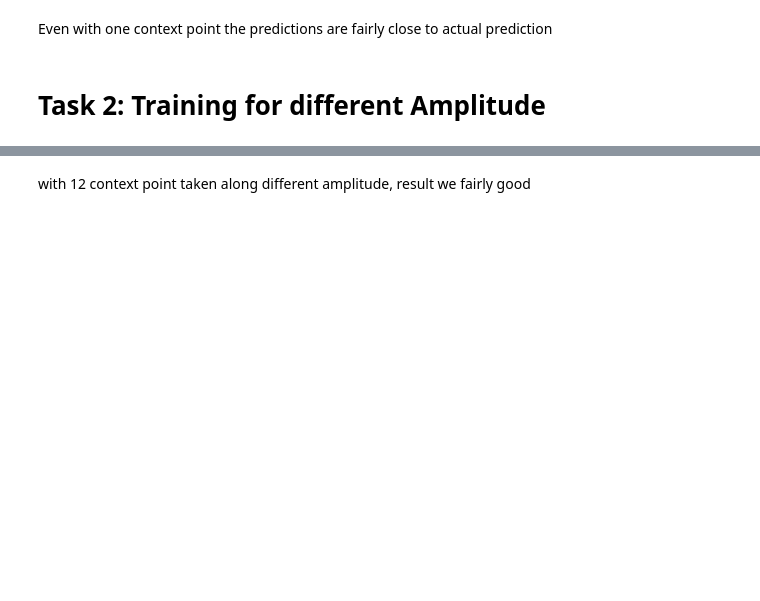
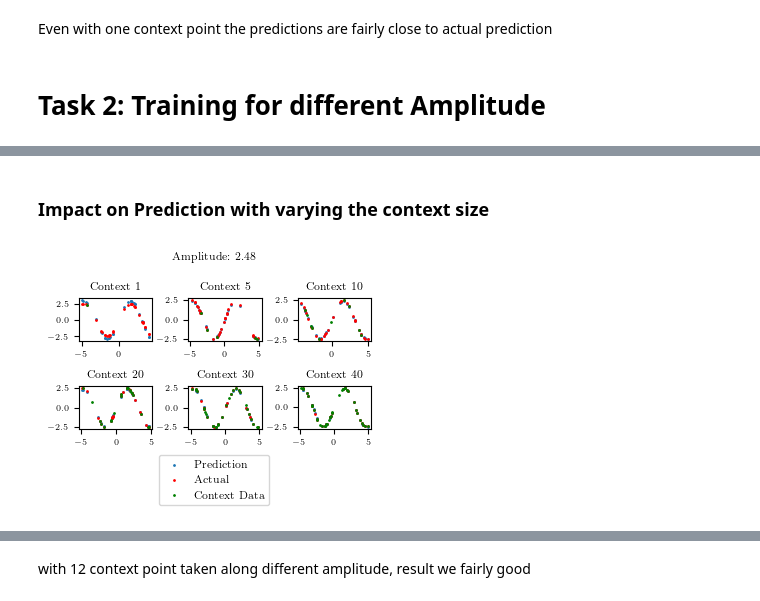
Before and after one commit to chirag-25/CNP, a Jupyter notebook: 1d_regression.ipynb, the cells around one changed output, grey strips where cells are left out. Cells and saved outputs as stored; diff of their text form; code cells hidden in the pictures; blank space fills up the shorter version.

```diff
--- a/1d_regression.ipynb
+++ b/1d_regression.ipynb
@@ -288,0 +384,60 @@ testing(model2, num_test=32, amplitudes=amplitudes)
+# %% [markdown]
+### Impact on Prediction with varying the context size
+# %%
+import numpy as np
+import torch
+import matplotlib.pyplot as plt
+
+def testing(model, num_samples=42, num_test=32, context_sizes=[1, 5, 10, 20, 30, 40], phase_shift=0, frequency=1, func=np.sin, amplitudes = 1 ):
+
+
+    # Create a 2x3 grid of subplots
+    fig, axes = plt.subplots(2, 3)
+    axes = axes.flatten()
+
+    mse_lst = []
+    for i, context_size in enumerate(context_sizes):
+        test_data = generate_data(num_samples, phase_shift, frequency, func, amplitudes)
+        # Few-shot context example
+        context = np.random.choice(num_samples, context_size, replace=False)
+        # Predicting on the target
+        target = np.random.choice(num_samples, num_test, replace=False)
+
+        target_x = test_data[0][target]
+        target_y = test_data[1][target]
+        context_x = test_data[0][context]
+        context_y = test_data[1][context]
+
+        context_x = torch.tensor(context_x, dtype=torch.float32).view(-1, 1)
+        context_y = torch.tensor(context_y, dtype=torch.float32).view(-1, 1)
+        target_x = torch.tensor(target_x, dtype=torch.float32).view(-1, 1)
+        target_y = torch.tensor(target_y, dtype=torch.float32).view(-1, 1)
+        predictions = model(context_x, context_y, target_x)
+
+        error = torch.mean((target_y - predictions)**2)
+        mse_lst.append(error.detach().numpy())
+        # Plot in the current subplot
+        ax = axes[i]
+        ax.scatter(target_x, predictions.detach().numpy(), label='Prediction', s = 1)
+        ax.scatter(target_x, target_y, label="Actual", color='r', s = 1)
+        ax.scatter(context_x, context_y, label="Context Data", color='g', s = 1)
+        ax.tick_params(axis='both', which='both', labelsize =6)
+        ax.set_title('Context {}'.format(context_size))
+        # ax.legend()
+
+    # Add any additional plots or visualizations if needed
+    fig.legend(loc='upper center', labels=['Prediction', 'Actual', 'Context Data'], bbox_to_anchor=(0.5, 0.04), fontsize = 8)
+    fig.suptitle('Amplitude: {:.2f}'.format(amplitudes), fontsize = 8)
+    # Adjust spacing
+    plt.tight_layout()
+    # plt.subplots_adjust(wspace=0.30, hspace=0.40)
+    plt.savefig("plots/regression_amp.pdf", format="pdf", bbox_inches="tight")
+    plt.show()
+    return mse_lst
+
+amplitudes = [np.random.random()*4+1 for i in range(1)]
+mse_lst2 = testing(model2, amplitudes=amplitudes[0])
+
+# widgets.interact(testing, model = widgets.fixed(model2), num_samples = (30, 100, 1), num_contexts = (1, 100, 1), num_test = (1, 100, 1), phase_shift = (0, 10, 0.1), frequency = (0, 10, 0.1), func = [np.sin, np.cos], amplitude = (0, 10, 0.1))
+# %% [output]
+[figure, added]
```
Also changed, not shown: parts of 20 cells of this notebook, 20 other files.
